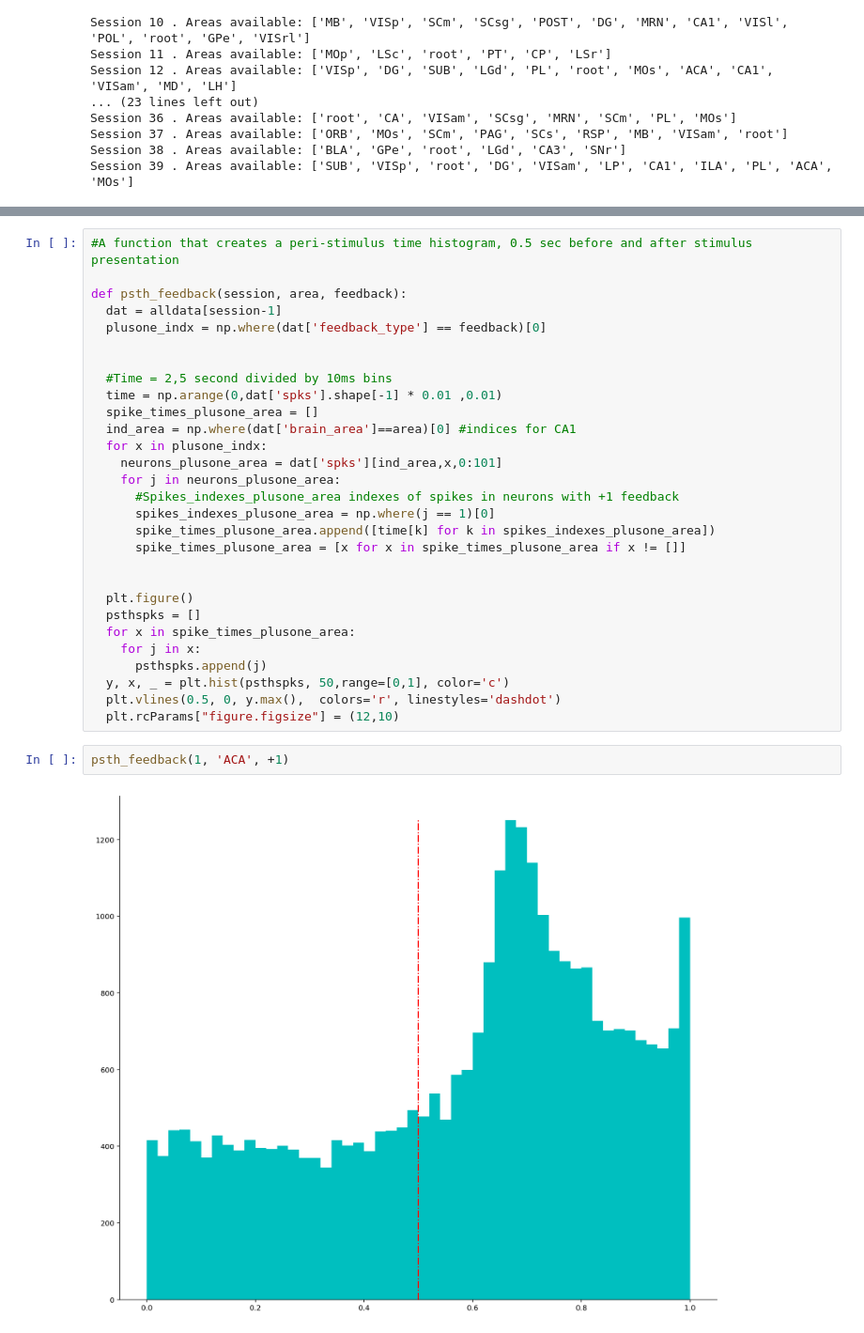
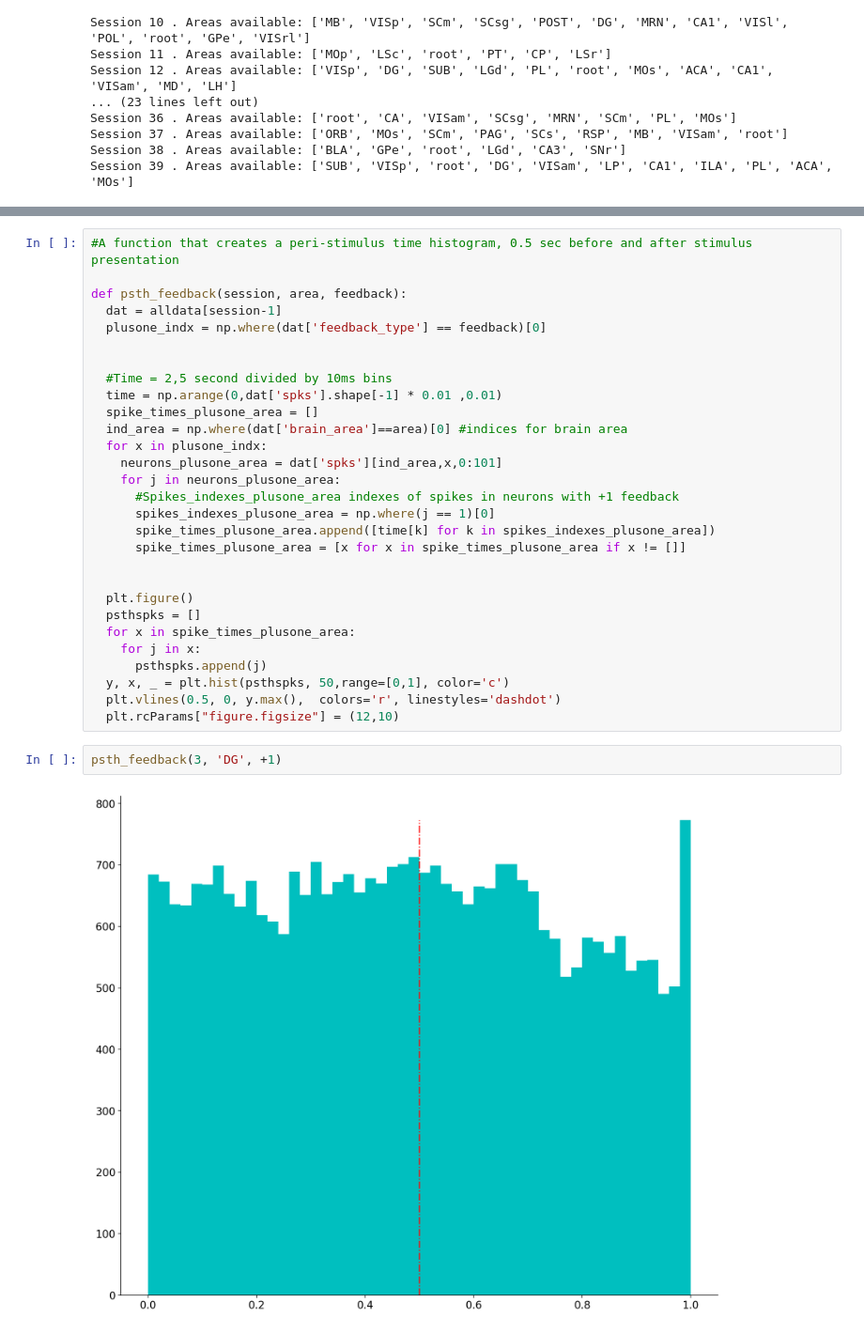
Before and after one commit to petroschalas/stein_set, a Jupyter notebook: Analysis_of_Steinmetz_et_al_dataset.ipynb, the cells around one changed output, grey strips where cells are left out. Shown: that part at 94% size. Saved outputs shown, nothing was run; the diff lists cells and outputs as text.

```diff
--- a/Analysis_of_Steinmetz_et_al_dataset.ipynb
+++ b/Analysis_of_Steinmetz_et_al_dataset.ipynb
@@ -114,7 +186,7 @@ def psth_feedback(session, area, feedback):
   #Time = 2,5 second divided by 10ms bins
   time = np.arange(0,dat['spks'].shape[-1] * 0.01 ,0.01)
   spike_times_plusone_area = []
-  ind_area = np.where(dat['brain_area']==area)[0] #indices for CA1
+  ind_area = np.where(dat['brain_area']==area)[0] #indices for brain area
   for x in plusone_indx:
     neurons_plusone_area = dat['spks'][ind_area,x,0:101]
     for j in neurons_plusone_area:
@@ -133,6 +205,6 @@ def psth_feedback(session, area, feedback):
   plt.vlines(0.5, 0, y.max(),  colors='r', linestyles='dashdot')
   plt.rcParams["figure.figsize"] = (12,10)
 # %%
-psth_feedback(1, 'ACA', +1)
+psth_feedback(3, 'DG', +1)
 # %% [output]
-[figure, old version]
+[figure, new version]
```
Also changed, not shown: parts of 8 cells of this notebook.
